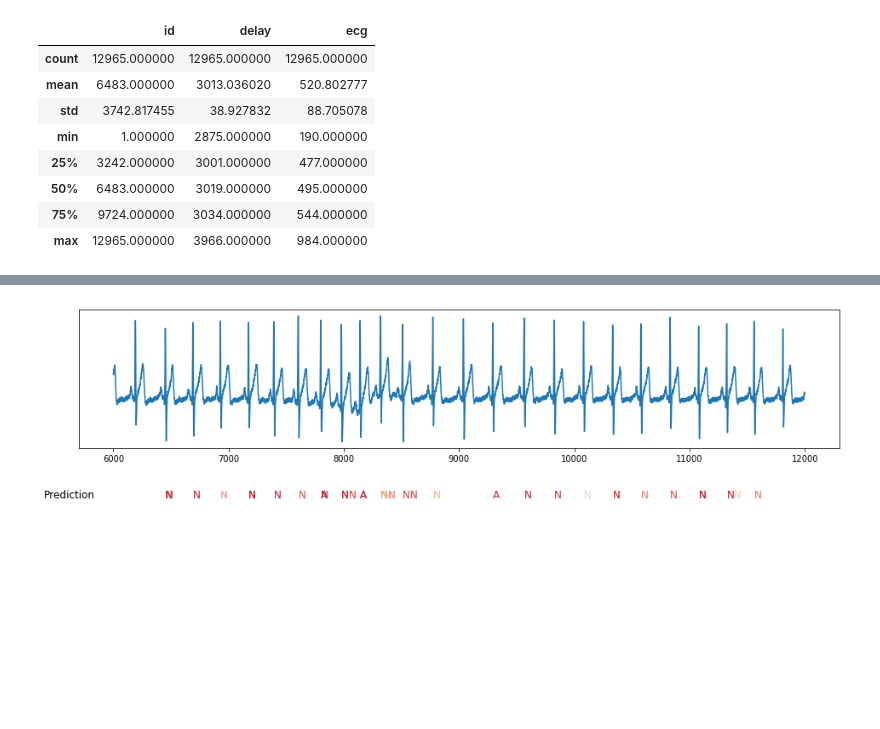
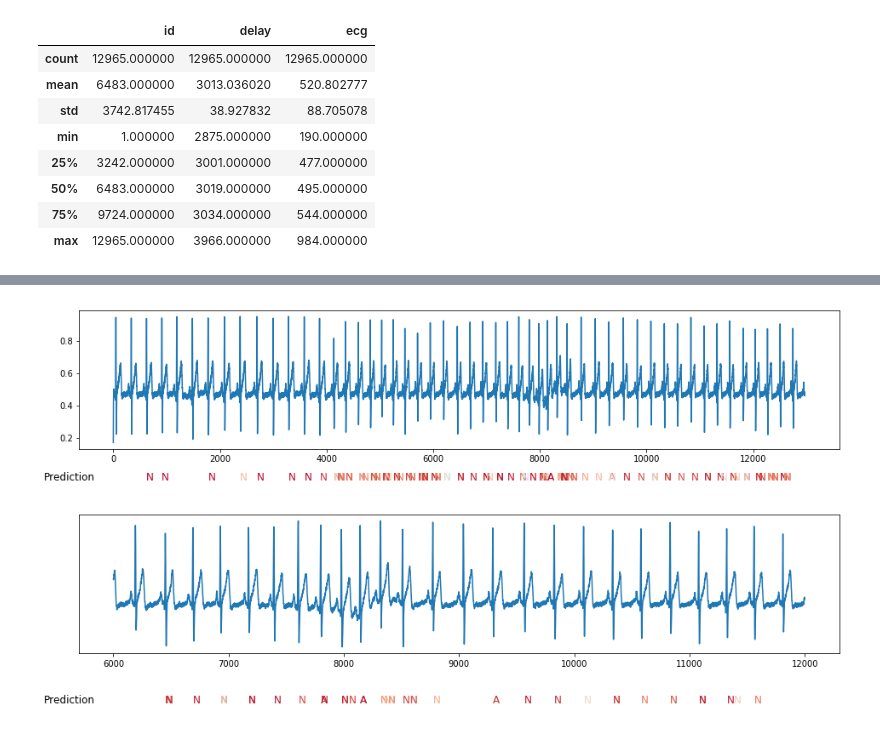
Before and after one commit to piotrbazan/machine-learning, a Jupyter notebook: projects/ecg/raw_signals.ipynb, the cells around one changed output, grey strips where cells are left out. Saved outputs shown, nothing was run; the diff lists cells and outputs as text; code cells hidden in the pictures; blank space fills up the shorter version.

```diff
--- a/projects/ecg/raw_signals.ipynb
+++ b/projects/ecg/raw_signals.ipynb
@@ -58,3 +79,7 @@ detect(alpha=1., start = 0, end = 6000)
+# %%
+detect(alpha=.8, start = 0, end = 12965, scale = False)
+# %% [output]
+[figure, added]
 # %%
 detect(.7, 6000, 12000) # smoothing .4
 # %% [output]
```
Also changed, not shown: parts of 5 cells of this notebook.
